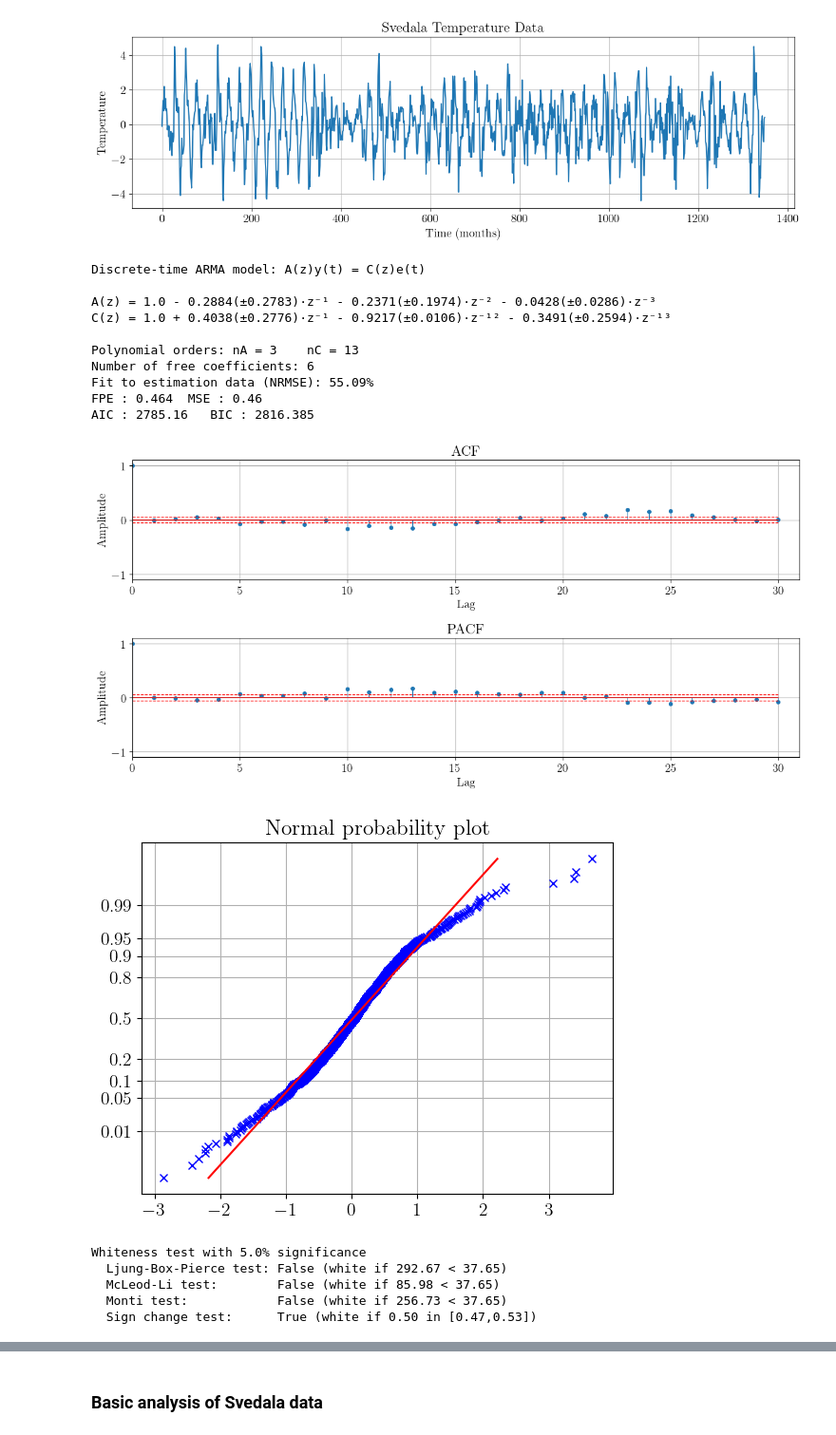
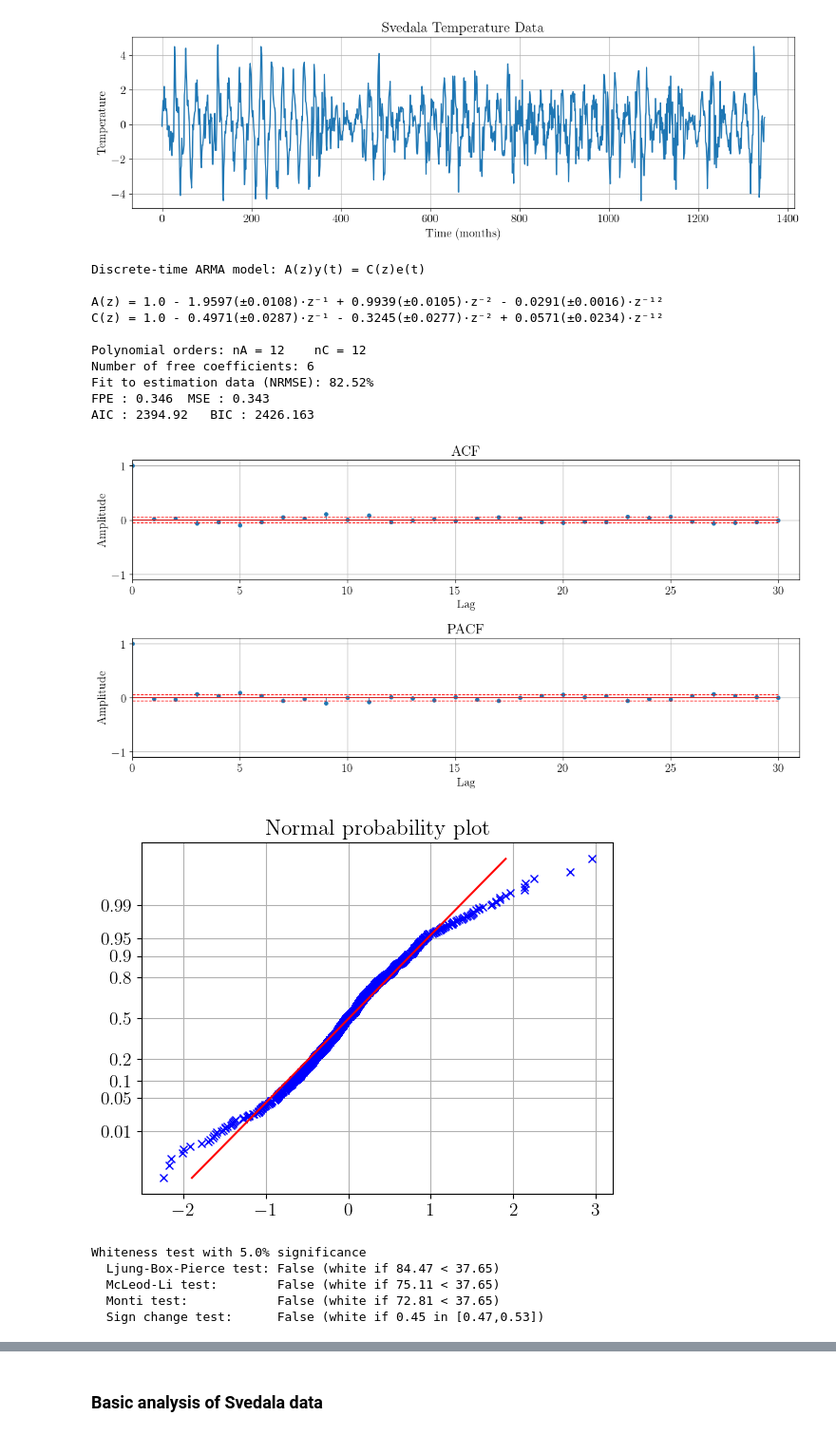
Before and after one commit to asifakhan09/MASM17-Time-series-analysis, a Jupyter notebook: Lab 1/lab1_johan.ipynb, the cells around one changed output, grey strips where cells are left out. Shown at 95% size. Saved outputs shown, nothing was run; the diff lists cells and outputs as text; code cells hidden in the pictures.

```diff
--- a/Lab 1/lab1_johan.ipynb
+++ b/Lab 1/lab1_johan.ipynb
@@ -803,35 +843,34 @@ plt.show()
 # %%
 # Experiment to find a model, either differentiated on its own or as part of the estimation
 
-C_free = np.array([1, 1] + [0]*10 + [1, 1])
-#Af = np.array([1, 1, 1])
-#A12f = np.array([1] + [0]*11 + [1])
-#A_free = np.convolve(Af, A12f)
-model_arma = estimateARMA(svedala_s, A=3, C=13, C_free=C_free, plot=False)
+C_free = np.array([1]*3 + [0]*9 + [1])
+A_free = np.array([1]*3 + [0]*9 + [1])
+
+model_arma = estimateARMA(svedala, A=12 , C=12, A_free=A_free, C_free=C_free, plot=False)
 model_arma.summary()
 
 # Compute residuals
-e_hat_arma = my_filter(model_arma.A, model_arma.C, svedala_s)
+e_hat_arma = my_filter(model_arma.A, model_arma.C, svedala)
 
 # Analyze residuals
 plotACFnPACF(e_hat_arma, noLags=30, signLvl=0.05)
 normplot(e_hat_arma)
 whiteness_test(e_hat_arma, alpha=0.05)
 # %% [output]
 Discrete-time ARMA model: A(z)y(t) = C(z)e(t)
 
-A(z) = 1.0 - 0.2884(±0.2783)·z⁻¹ - 0.2371(±0.1974)·z⁻² - 0.0428(±0.0286)·z⁻³
-C(z) = 1.0 + 0.4038(±0.2776)·z⁻¹ - 0.9217(±0.0106)·z⁻¹² - 0.3491(±0.2594)·z⁻¹³
+A(z) = 1.0 - 1.9597(±0.0108)·z⁻¹ + 0.9939(±0.0105)·z⁻² - 0.0291(±0.0016)·z⁻¹²
+C(z) = 1.0 - 0.4971(±0.0287)·z⁻¹ - 0.3245(±0.0277)·z⁻² + 0.0571(±0.0234)·z⁻¹²
 
-Polynomial orders: nA = 3    nC = 13
+Polynomial orders: nA = 12    nC = 12
 Number of free coefficients: 6
-Fit to estimation data (NRMSE): 55.09%
-FPE : 0.464  MSE : 0.46
-AIC : 2785.16   BIC : 2816.385
+Fit to estimation data (NRMSE): 82.52%
+FPE : 0.346  MSE : 0.343
+AIC : 2394.92   BIC : 2426.163
-[figure, old version]
+[figure, new version]
-[figure, old version]
+[figure, new version]
 Whiteness test with 5.0% significance
-  Ljung-Box-Pierce test: False (white if 292.67 < 37.65)
-  McLeod-Li test:        False (white if 85.98 < 37.65)
-  Monti test:            False (white if 256.73 < 37.65)
-  Sign change test:      True (white if 0.50 in [0.47,0.53])
+  Ljung-Box-Pierce test: False (white if 84.47 < 37.65)
+  McLeod-Li test:        False (white if 75.11 < 37.65)
+  Monti test:            False (white if 72.81 < 37.65)
+  Sign change test:      False (white if 0.45 in [0.47,0.53])
```
Also changed, not shown: parts of 13 cells of this notebook.
